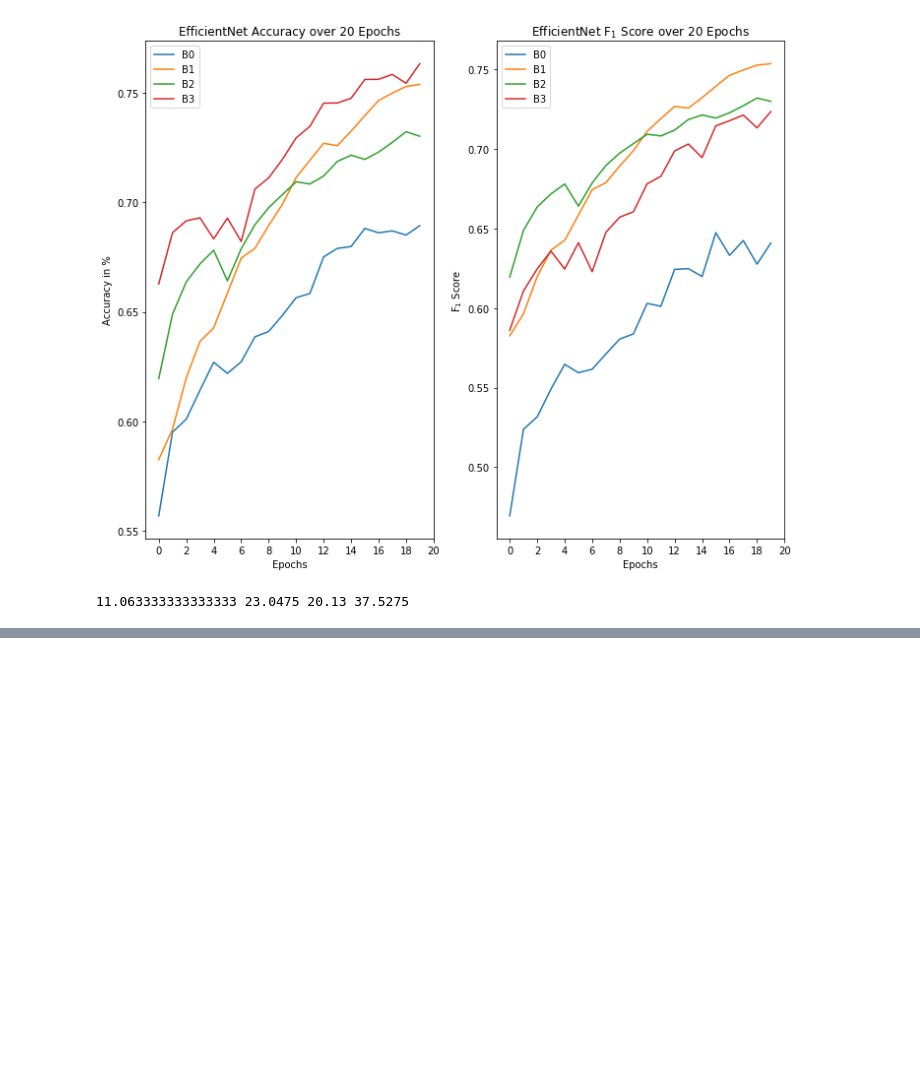
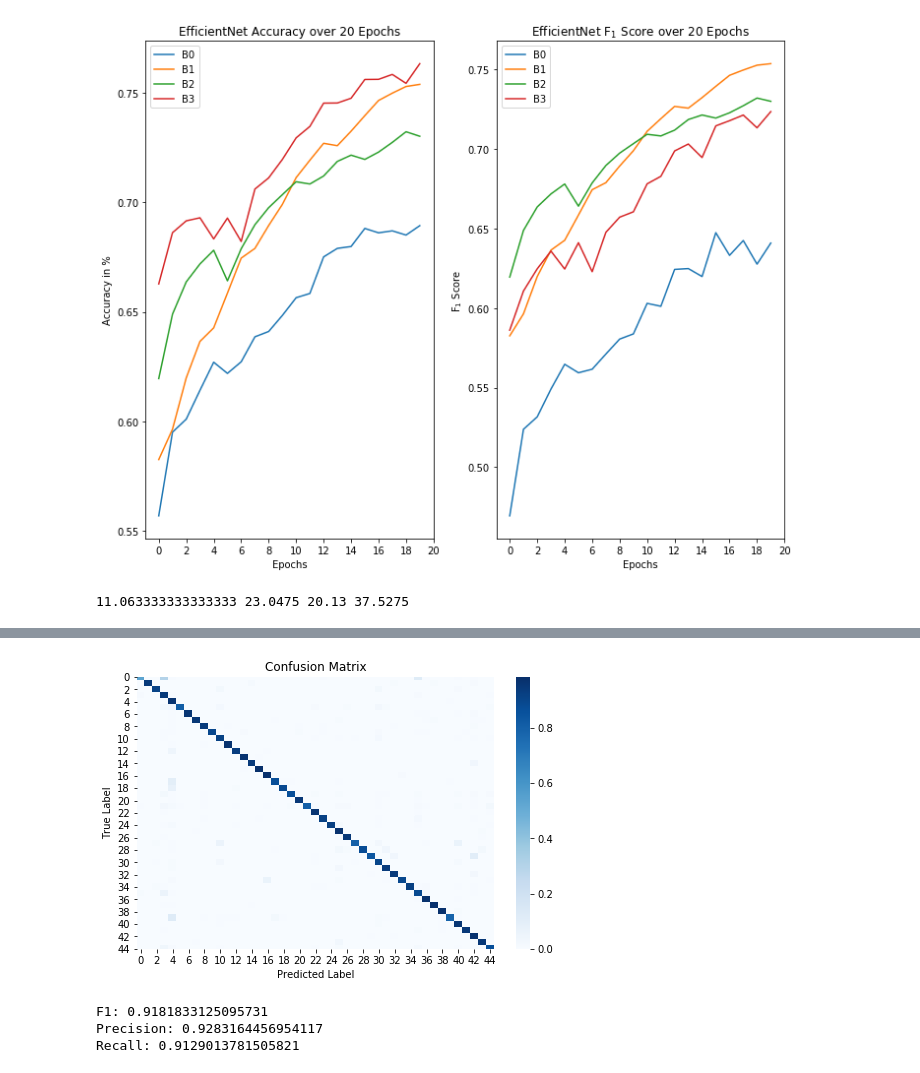
Before and after one commit to angus-mackenzie/snake-id, a Jupyter notebook: notebooks/graphing_data/creating_graphs.ipynb, the cells around one changed output, grey strips where cells are left out. Drawn from its saved outputs; the diff is of its cells as text; code cells hidden in the pictures; blank space fills up the shorter version.

```diff
--- a/notebooks/graphing_data/creating_graphs.ipynb
+++ b/notebooks/graphing_data/creating_graphs.ipynb
@@ -209,0 +231,30 @@ interp = ClassificationInterpretation.from_learner(learn)
+# %%
+# Create Numpy Arrays
+y = np.array(y_true)
+y_p = np.argmax(y_preds, axis=1)
+y_p = np.array(y_p)
+# %%
+# Confusion Matrix
+from sklearn.metrics import confusion_matrix
+import seaborn as sns
+cm = confusion_matrix(y, y_p)
+cm = cm.astype('float') / cm.sum(axis=1)[:, np.newaxis]
+plt.figure(figsize=(8,5))
+sns.heatmap(cm,cbar=True, cmap="Blues")
+plt.ylabel('True Label')
+plt.xlabel('Predicted Label')
+plt.title('Confusion Matrix')
+plt.savefig("confusion_mat.png")
+plt.show()
+# %% [output]
+[figure, added]
+# %%
+# Find F1 Score
+from sklearn.metrics import f1_score, precision_score, recall_score
+print('F1: {}'.format(f1_score(y, y_p, average='macro')))
+print('Precision: {}'.format(precision_score(y, y_p, average='macro')))
+print('Recall: {}'.format(recall_score(y, y_p,average='macro')))
+# %% [output]
+F1: 0.9181833125095731
+Precision: 0.9283164456954117
+Recall: 0.9129013781505821
```
Also changed, not shown: parts of 5 cells of this notebook, 15 other files.
